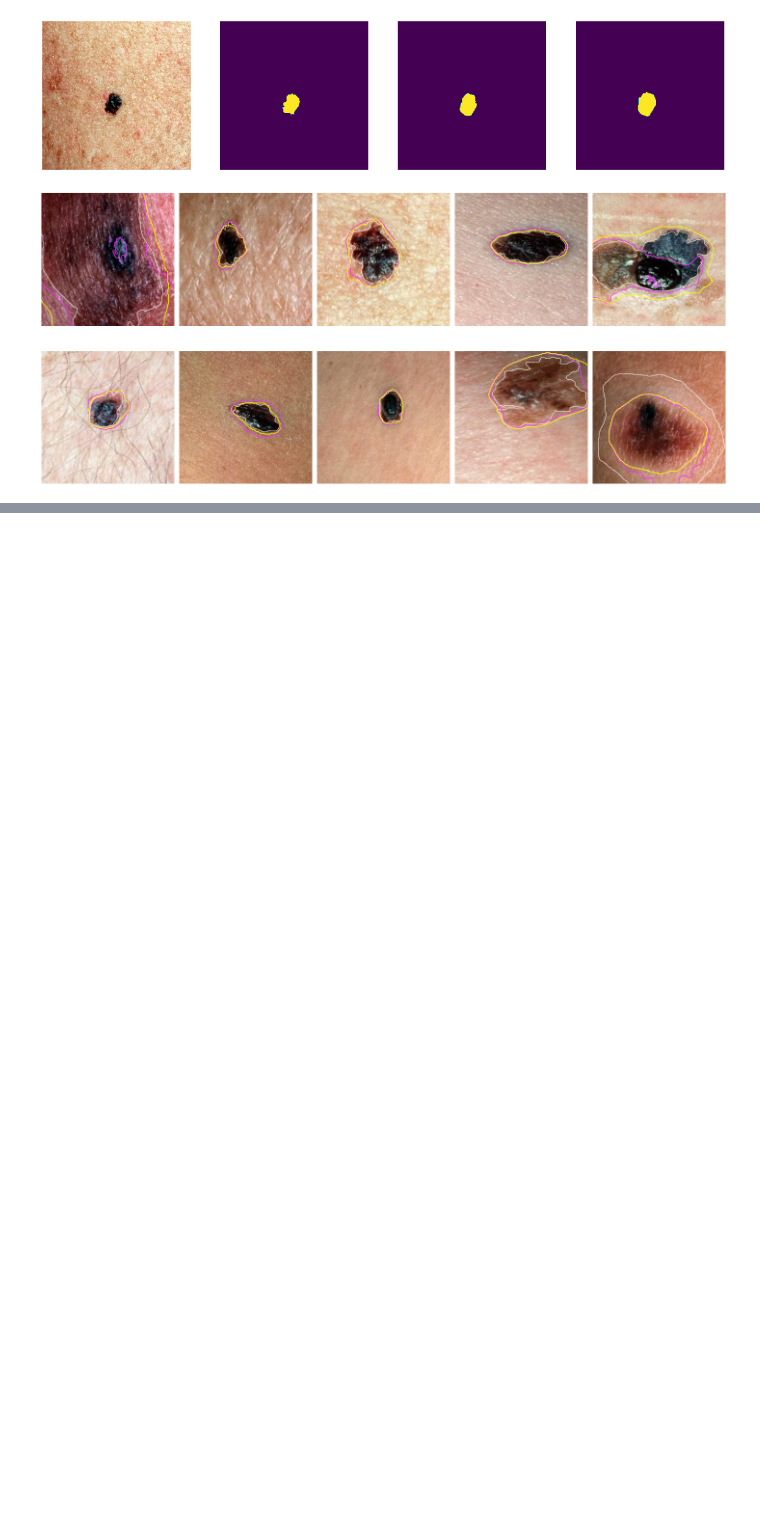
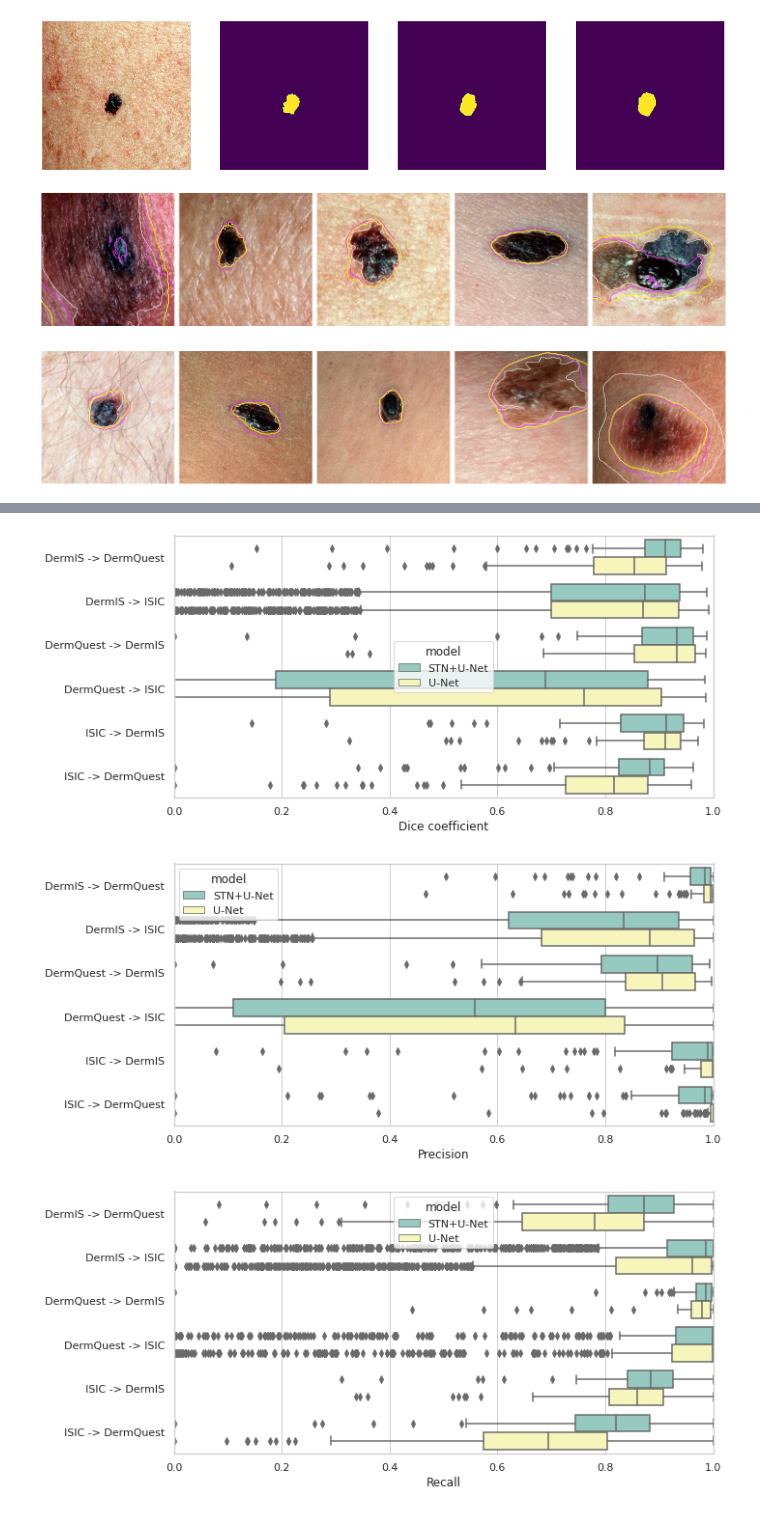
Before and after one commit to marinbenc/domain-specific-transforms, a Jupyter notebook: viz.ipynb, the cells around one changed output, grey strips where cells are left out. Cells and saved outputs as stored; diff of their text form; code cells hidden in the pictures; blank space fills up the shorter version.

```diff
--- a/viz.ipynb
+++ b/viz.ipynb
@@ -149,13 +132,0 @@ ax.set_xlim(0, 1)
-# %%
-# violin plot
-plt.figure(figsize=(10, 8))
-
-melted = pd.melt(results_df, ['dataset_combination'], var_name='Model', value_name='DSC')
-melted = pd.DataFrame(melted.to_dict())
-#melted['dataset_combination'] = melted['dataset_combination'].map(combination_mapping)
-#melted['Model'] = melted['Model'].map(model_mapping)
-print(melted.head())
-ax = sns.violinplot(y="dataset_combination", x='DSC', hue='Model', data=melted, palette="Set3", split=True, scale='width', inner='quartile', cut=0)
-ax.set_ylabel('')
-ax.set_xlabel('Dice Coefficient')
-ax.set_xlim(0, 1)
@@ -170,0 +133,17 @@ ax.set_xlim(0, 1)
+# %%
+results_df = pd.DataFrame()
+
+for result_idx, (unet, stnunet) in enumerate(results):
+  unet['model'] = 'U-Net'
+  set1, set2 = dataset_combinations[result_idx]
+  dataset_combination_category = f'{set1} -> {set2}'
+  unet['dataset_combination'] = dataset_combination_category
+  stnunet['model'] = 'STN+U-Net'
+  stnunet['dataset_combination'] = dataset_combination_category
+
+  results_df = pd.concat([results_df, unet, stnunet])
+
+results_df['dataset_combination'] = results_df['dataset_combination'].astype('category')
+results_df['model'] = results_df['model'].astype('category')
+
+results_df.head()
@@ -170,0 +195,6 @@ ax.set_xlim(0, 1)
+# %%
+from IPython.display import display, HTML
+
+metrics = [('dsc', 'Dice coefficient'), ('prec', 'Precision'), ('rec', 'Recall'), ('th_jacc', 'Thresholded Jaccard index')]
+for metric, title in metrics:
+  display(metric_table(metric, title))
@@ -170,0 +254,8 @@ ax.set_xlim(0, 1)
+# %%
+for metric, title in metrics:
+  box_plot_metric(metric, title)
+  plt.show()
+# %% [output]
+[figure, added]
+[figure, added]
+[figure, added]
```
Also changed, not shown: parts of 9 cells of this notebook, 30 other files.
